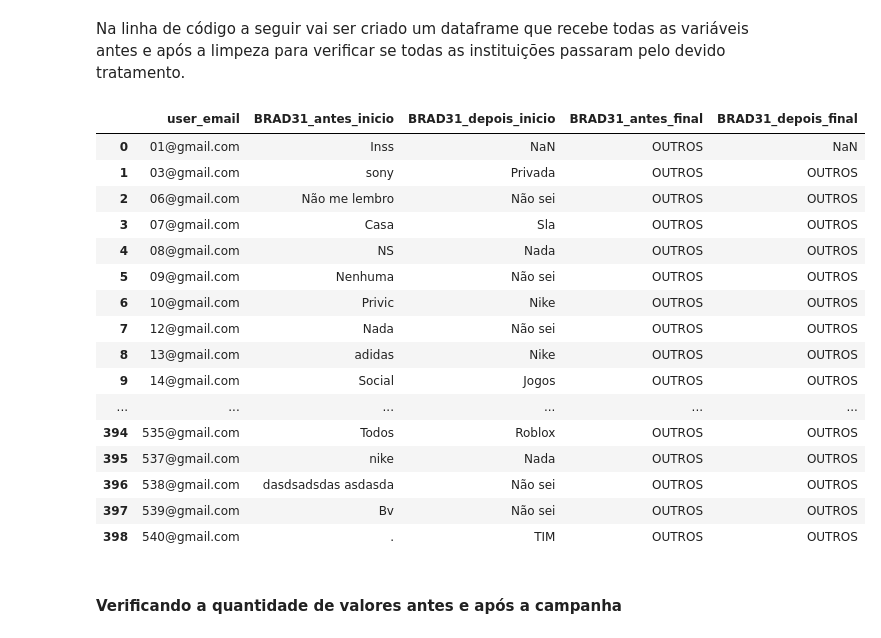
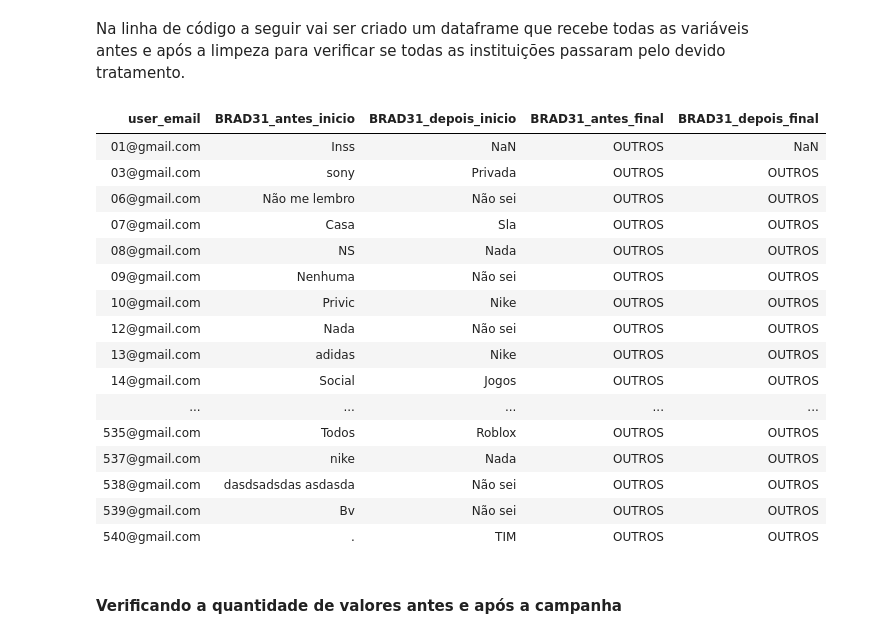
Before and after one commit to adhalya/Analise_Campanha_Credito, a Jupyter notebook: Análise_Campanha_de_Crédito.ipynb, the cells around one changed output. Cells and saved outputs as stored; diff of their text form; code cells hidden in the pictures.

```diff
--- a/Análise_Campanha_de_Crédito.ipynb
+++ b/Análise_Campanha_de_Crédito.ipynb
@@ -271,7 +254,2 @@ df2_inicio.head(10)
 # %% [markdown]
 No total são 874 pessoas que participaram de ambos os formulários. Como temos diversas respostas em diferentes formatos, precisamos realizar um **tratamento**, classificando apenas as respostas que correspondem a alguma instituição de previdência privada, retirando símbolos indevidos,formatanto as respostas no mesmo padrão de escrita (maiúsculas), transforamando as respostas nulas em OUTROS assim como as demais respostas que não possuem relação com instituições de previdência privada.
-# %%
-# Visualizando todos as respostas antes e depois, identificando se houve mudança de resposta através da variável booleana "mudou"
-pd.set_option('display.max_rows', None)
-df_merge_valores = df_inicio.value_counts()
-df_merge_valores
@@ -476,35 +418,39 @@ Para manter a consistência dos dados, foi separado os dataframes com os dados t
 # %% [markdown]
 Na linha de código a seguir vai ser criado um dataframe que recebe todas as variáveis antes e após a limpeza para verificar se todas as instituições passaram pelo devido tratamento.
 # %%
-# Criar um DataFrame de comparação
+# Criar o DataFrame de comparação
 df_comparacao = pd.DataFrame({
     'user_email': df_inicio['user_email'],  # Manter o e-mail como referência
-    'BRAD31_antes_inicio': df1_inicio['BRAD31'],  # BRAD31_antes antes da limpeza
-    'BRAD31_depois_inicio': df2_inicio['BRAD31'],  # BRAD31_depois antes da limpeza
-    'BRAD31_antes_final': df1_final['BRAD31'],  # BRAD31_antes após a limpeza
-    'BRAD31_depois_final': df2_final['BRAD31']  # BRAD31_depois após a limpeza
+    'BRAD31_antes_inicio': df1_inicio['BRAD31'],  # Antes da limpeza
+    'BRAD31_depois_inicio': df2_inicio['BRAD31'],  # Antes da limpeza
+    'BRAD31_antes_final': df1_final['BRAD31'],  # Após a limpeza
+    'BRAD31_depois_final': df2_final['BRAD31']  # Após a limpeza
 })
 
-# Exibir o DataFrame de comparação
-df_comparacao
+# Transformar em HTML com scroll
+display(HTML(f"""
+<div style="height:400px; overflow:auto; border:1px solid lightgray;">
+    {df_comparacao.to_html(index=False)}
+</div>
+"""))
 # %% [output]
-|  | user_email | BRAD31_antes_inicio | BRAD31_depois_inicio | BRAD31_antes_final | BRAD31_depois_final |
-| 0 | 01@gmail.com | Inss | NaN | OUTROS | NaN |
-| 1 | 03@gmail.com | sony | Privada | OUTROS | OUTROS |
-| 2 | 06@gmail.com | Não me lembro | Não sei | OUTROS | OUTROS |
-| 3 | 07@gmail.com | Casa | Sla | OUTROS | OUTROS |
-| 4 | 08@gmail.com | NS | Nada | OUTROS | OUTROS |
-| 5 | 09@gmail.com | Nenhuma | Não sei | OUTROS | OUTROS |
-| 6 | 10@gmail.com | Privic | Nike | OUTROS | OUTROS |
-| 7 | 12@gmail.com | Nada | Não sei | OUTROS | OUTROS |
-| 8 | 13@gmail.com | adidas | Nike | OUTROS | OUTROS |
-| 9 | 14@gmail.com | Social | Jogos | OUTROS | OUTROS |
-| ... | ... | ... | ... | ... | ... |
-| 394 | 535@gmail.com | Todos | Roblox | OUTROS | OUTROS |
-| 395 | 537@gmail.com | nike | Nada | OUTROS | OUTROS |
-| 396 | 538@gmail.com | dasdsadsdas asdasda | Não sei | OUTROS | OUTROS |
-| 397 | 539@gmail.com | Bv | Não sei | OUTROS | OUTROS |
-| 398 | 540@gmail.com | . | TIM | OUTROS | OUTROS |
+| user_email | BRAD31_antes_inicio | BRAD31_depois_inicio | BRAD31_antes_final | BRAD31_depois_final |
+| 01@gmail.com | Inss | NaN | OUTROS | NaN |
+| 03@gmail.com | sony | Privada | OUTROS | OUTROS |
+| 06@gmail.com | Não me lembro | Não sei | OUTROS | OUTROS |
+| 07@gmail.com | Casa | Sla | OUTROS | OUTROS |
+| 08@gmail.com | NS | Nada | OUTROS | OUTROS |
+| 09@gmail.com | Nenhuma | Não sei | OUTROS | OUTROS |
+| 10@gmail.com | Privic | Nike | OUTROS | OUTROS |
+| 12@gmail.com | Nada | Não sei | OUTROS | OUTROS |
+| 13@gmail.com | adidas | Nike | OUTROS | OUTROS |
+| 14@gmail.com | Social | Jogos | OUTROS | OUTROS |
+| ... | ... | ... | ... | ... |
+| 535@gmail.com | Todos | Roblox | OUTROS | OUTROS |
+| 537@gmail.com | nike | Nada | OUTROS | OUTROS |
+| 538@gmail.com | dasdsadsdas asdasda | Não sei | OUTROS | OUTROS |
+| 539@gmail.com | Bv | Não sei | OUTROS | OUTROS |
+| 540@gmail.com | . | TIM | OUTROS | OUTROS |
 # %% [markdown]
 #### Verificando a quantidade de valores antes e após a campanha
 # %%
```
Also changed, not shown: parts of 14 cells of this notebook.
